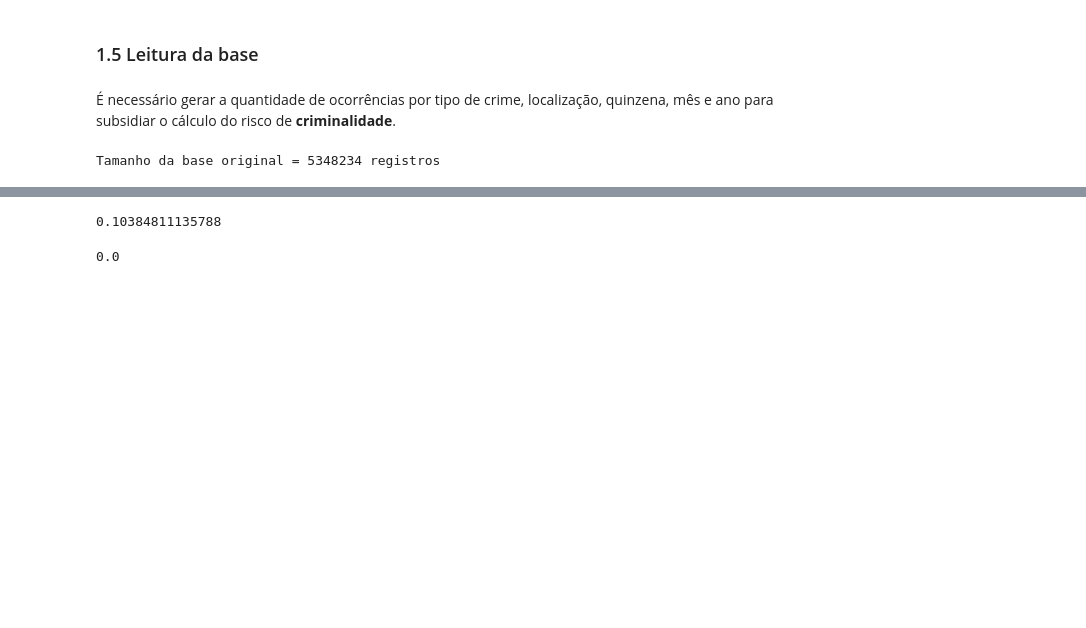
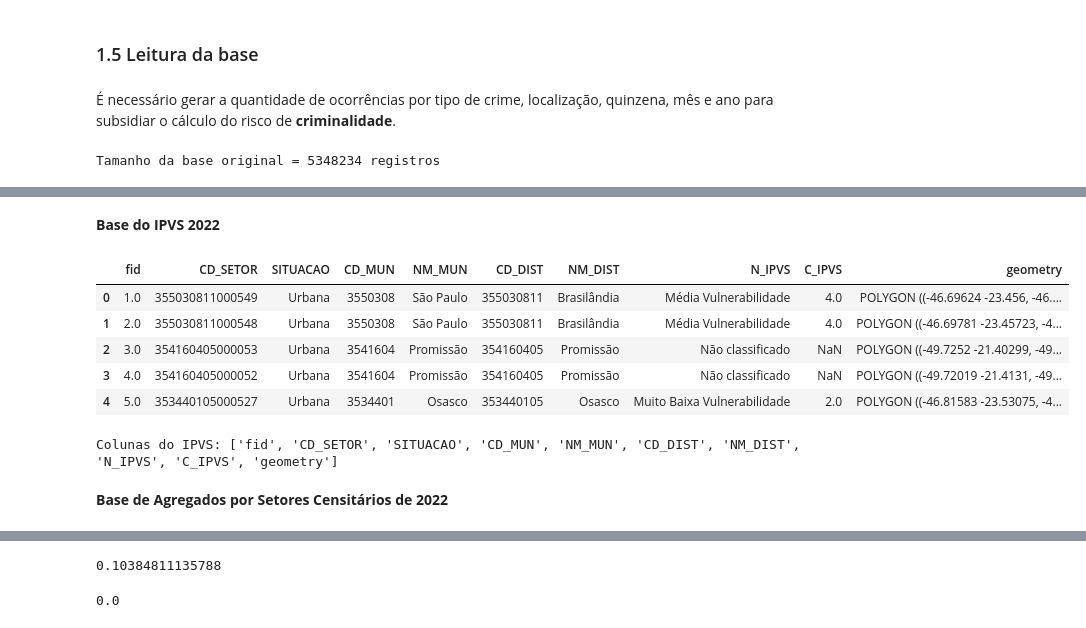
Before and after one commit to Marcos-Med/sp-crime-spatiotemporal-prediction, a Jupyter notebook: processing_datasets/processing_datasets_ssp_sp.ipynb, the cells around one changed output, grey strips where cells are left out. Saved outputs shown, nothing was run; the diff lists cells and outputs as text; code cells hidden in the pictures; blank space fills up the shorter version.

```diff
--- a/processing_datasets/processing_datasets_ssp_sp.ipynb
+++ b/processing_datasets/processing_datasets_ssp_sp.ipynb
@@ -64,0 +69,17 @@ Tamanho da base original = 5348234 registros
+# %% [markdown]
+**Base do IPVS 2022**
+# %%
+gdf_ipvs = gpd.read_file(data_path + 'IPVS_2022/IPVS_2022.shp')
+# %%
+gdf_ipvs.head()
+# %% [output]
+|  | fid | CD_SETOR | SITUACAO | CD_MUN | NM_MUN | CD_DIST | NM_DIST | N_IPVS | C_IPVS | geometry |
+| 0 | 1.0 | 355030811000549 | Urbana | 3550308 | São Paulo | 355030811 | Brasilândia | Média Vulnerabilidade | 4.0 | POLYGON ((-46.69624 -23.456, -46.... |
+| 1 | 2.0 | 355030811000548 | Urbana | 3550308 | São Paulo | 355030811 | Brasilândia | Média Vulnerabilidade | 4.0 | POLYGON ((-46.69781 -23.45723, -4... |
+| 2 | 3.0 | 354160405000053 | Urbana | 3541604 | Promissão | 354160405 | Promissão | Não classificado | NaN | POLYGON ((-49.7252 -21.40299, -49... |
+| 3 | 4.0 | 354160405000052 | Urbana | 3541604 | Promissão | 354160405 | Promissão | Não classificado | NaN | POLYGON ((-49.72019 -21.4131, -49... |
+| 4 | 5.0 | 353440105000527 | Urbana | 3534401 | Osasco | 353440105 | Osasco | Muito Baixa Vulnerabilidade | 2.0 | POLYGON ((-46.81583 -23.53075, -4... |
+# %%
+print("Colunas do IPVS:", gdf_ipvs.columns.tolist())
+# %% [output]
+Colunas do IPVS: ['fid', 'CD_SETOR', 'SITUACAO', 'CD_MUN', 'NM_MUN', 'CD_DIST', 'NM_DIST', 'N_IPVS', 'C_IPVS', 'geometry']
@@ -64,0 +118,2 @@ Tamanho da base original = 5348234 registros
+# %% [markdown]
+**Base de Agregados por Setores Censitários de 2022**
```
Also changed, not shown: parts of 39 cells of this notebook, 1 other file.
